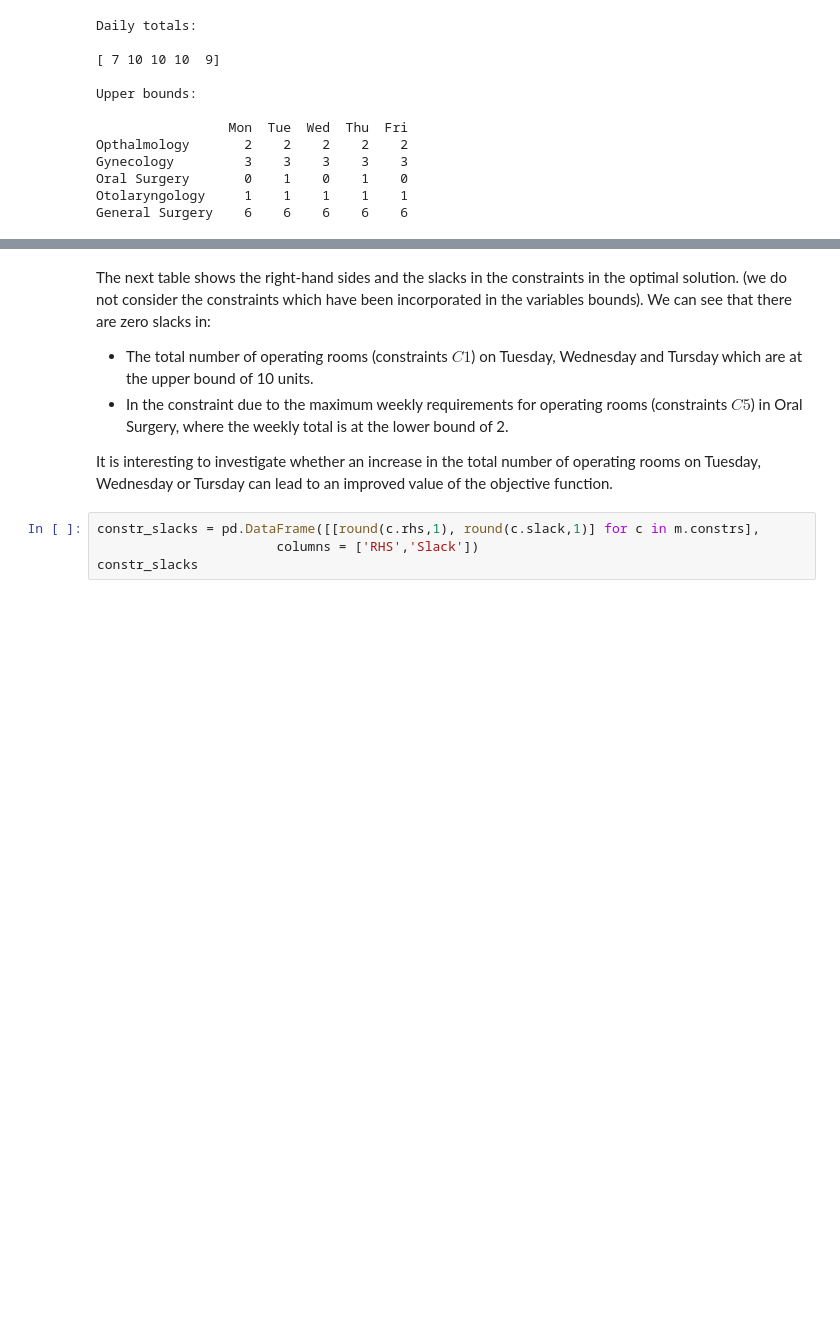
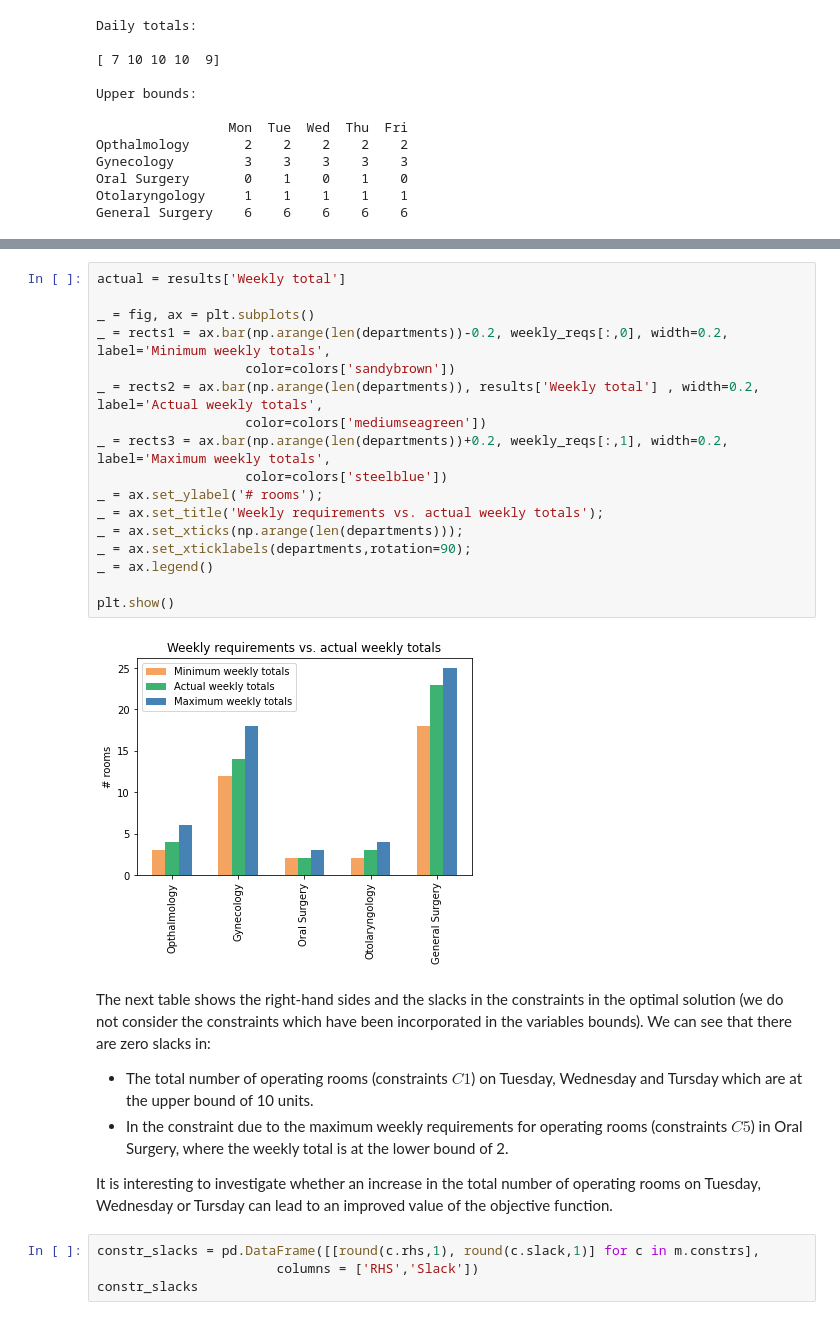
Before and after one commit to KSpiliop/Exercise, a Jupyter notebook: Solution.ipynb, the cells around one changed output, grey strips where cells are left out. Cells and saved outputs as stored; diff of their text form; blank space fills up the shorter version.

```diff
--- a/Solution.ipynb
+++ b/Solution.ipynb
@@ -437,6 +435,25 @@ plt.show()
+# %%
+actual = results['Weekly total']
+
+_ = fig, ax = plt.subplots()
+_ = rects1 = ax.bar(np.arange(len(departments))-0.2, weekly_reqs[:,0], width=0.2, label='Minimum weekly totals',
+                   color=colors['sandybrown'])
+_ = rects2 = ax.bar(np.arange(len(departments)), results['Weekly total'] , width=0.2, label='Actual weekly totals',
+                   color=colors['mediumseagreen'])
+_ = rects3 = ax.bar(np.arange(len(departments))+0.2, weekly_reqs[:,1], width=0.2, label='Maximum weekly totals',
+                   color=colors['steelblue'])
+_ = ax.set_ylabel('# rooms');
+_ = ax.set_title('Weekly requirements vs. actual weekly totals');
+_ = ax.set_xticks(np.arange(len(departments)));
+_ = ax.set_xticklabels(departments,rotation=90);
+_ = ax.legend()
+
+plt.show()
+# %% [output]
+[figure, added]
 # %% [markdown]
 
-The next table shows the right-hand sides and the slacks in the constraints in the optimal solution. (we do not consider the constraints which have been incorporated in the variables bounds). We can see that there are zero slacks in:
+The next table shows the right-hand sides and the slacks in the constraints in the optimal solution (we do not consider the constraints which have been incorporated in the variables bounds). We can see that there are zero slacks in:
 * The total number of operating rooms (constraints $C1$) on Tuesday, Wednesday and Tursday which are at the upper bound of 10 units.
 * In the constraint due to the maximum weekly requirements for operating rooms (constraints $C5$) in Oral Surgery, where the weekly total is at the lower bound of 2.
 
```
Also changed, not shown: parts of 11 cells of this notebook.
